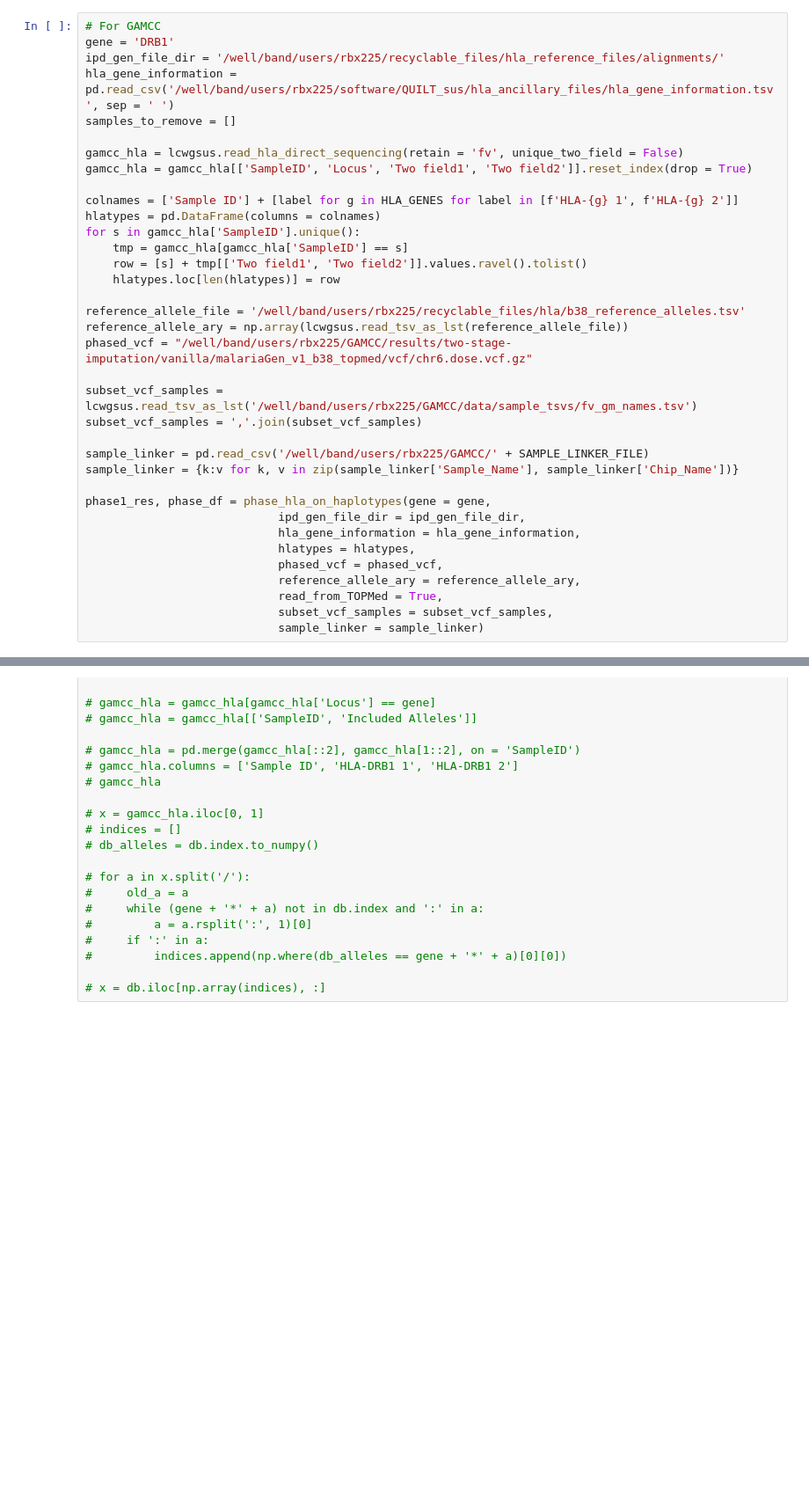
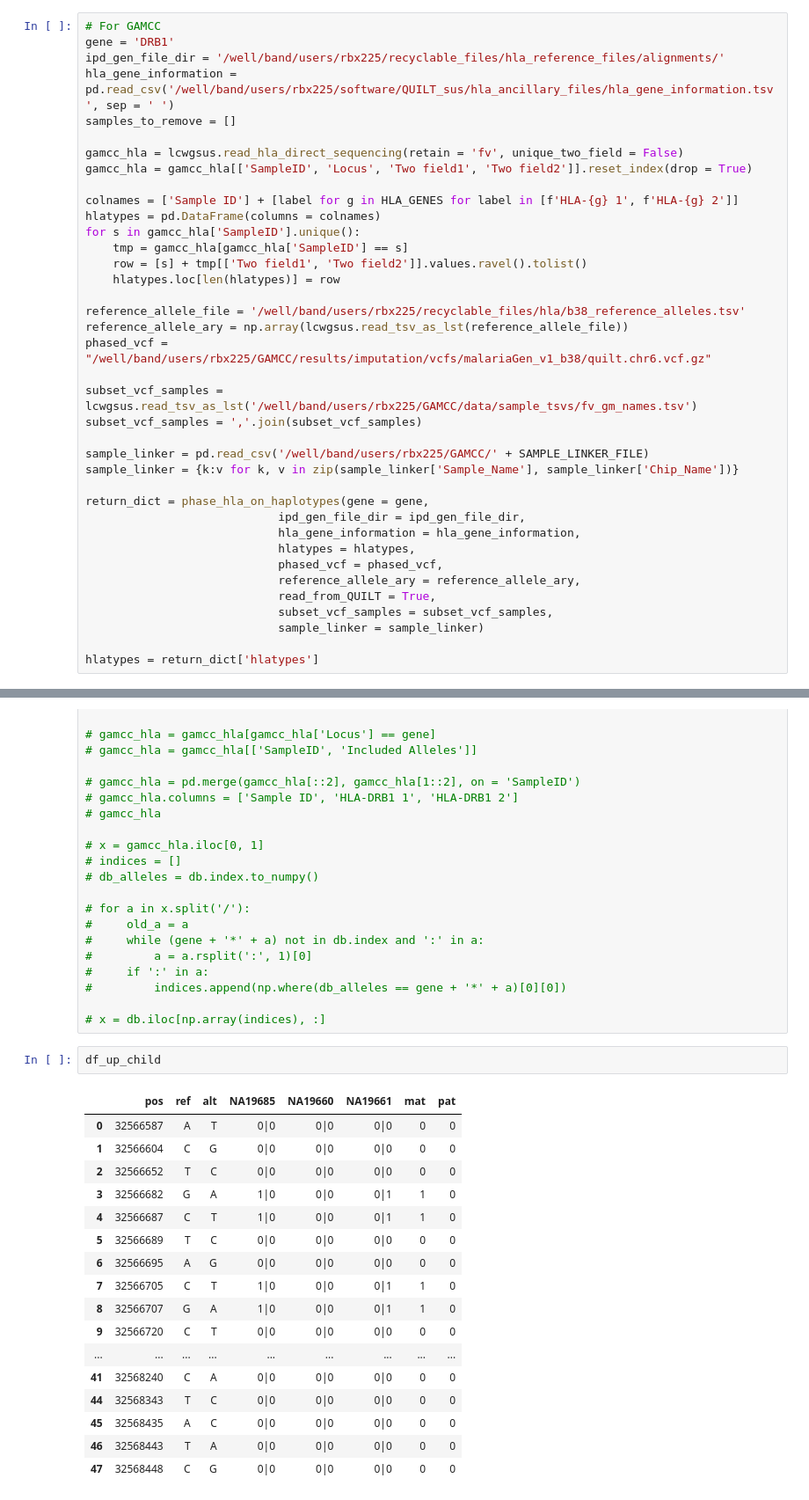
Before and after one commit to Suuuuuuuus/QUILT_sus, a Jupyter notebook: QUILT/Python/phasing_test.ipynb, the cells around one changed output, grey strips where cells are left out. Shown at 88% size. Saved outputs shown, nothing was run; the diff lists cells and outputs as text; blank space fills up the shorter version.

```diff
--- a/QUILT/Python/phasing_test.ipynb
+++ b/QUILT/Python/phasing_test.ipynb
@@ -121,7 +124,7 @@ for s in gamcc_hla['SampleID'].unique():
 
 reference_allele_file = '/well/band/users/rbx225/recyclable_files/hla/b38_reference_alleles.tsv'
 reference_allele_ary = np.array(lcwgsus.read_tsv_as_lst(reference_allele_file))
-phased_vcf = "/well/band/users/rbx225/GAMCC/results/two-stage-imputation/vanilla/malariaGen_v1_b38_topmed/vcf/chr6.dose.vcf.gz"
+phased_vcf = "/well/band/users/rbx225/GAMCC/results/imputation/vcfs/malariaGen_v1_b38/quilt.chr6.vcf.gz"
 
 subset_vcf_samples = lcwgsus.read_tsv_as_lst('/well/band/users/rbx225/GAMCC/data/sample_tsvs/fv_gm_names.tsv')
 subset_vcf_samples = ','.join(subset_vcf_samples)
@@ -129,12 +132,14 @@ subset_vcf_samples = ','.join(subset_vcf_samples)
 sample_linker = pd.read_csv('/well/band/users/rbx225/GAMCC/' + SAMPLE_LINKER_FILE)
 sample_linker = {k:v for k, v in zip(sample_linker['Sample_Name'], sample_linker['Chip_Name'])}
 
-phase1_res, phase_df = phase_hla_on_haplotypes(gene = gene,
+return_dict = phase_hla_on_haplotypes(gene = gene,
                             ipd_gen_file_dir = ipd_gen_file_dir,
                             hla_gene_information = hla_gene_information,
                             hlatypes = hlatypes,
                             phased_vcf = phased_vcf,
                             reference_allele_ary = reference_allele_ary,
-                            read_from_TOPMed = True,
+                            read_from_QUILT = True,
                             subset_vcf_samples = subset_vcf_samples,
                             sample_linker = sample_linker)
+
+hlatypes = return_dict['hlatypes']
@@ -881,3 +362,23 @@ res
 #         indices.append(np.where(db_alleles == gene + '*' + a)[0][0])
 
 # x = db.iloc[np.array(indices), :]
+# %%
+df_up_child
+# %% [output]
+|  | pos | ref | alt | NA19685 | NA19660 | NA19661 | mat | pat |
+| 0 | 32566587 | A | T | 0|0 | 0|0 | 0|0 | 0 | 0 |
+| 1 | 32566604 | C | G | 0|0 | 0|0 | 0|0 | 0 | 0 |
+| 2 | 32566652 | T | C | 0|0 | 0|0 | 0|0 | 0 | 0 |
+| 3 | 32566682 | G | A | 1|0 | 0|0 | 0|1 | 1 | 0 |
+| 4 | 32566687 | C | T | 1|0 | 0|0 | 0|1 | 1 | 0 |
+| 5 | 32566689 | T | C | 0|0 | 0|0 | 0|0 | 0 | 0 |
+| 6 | 32566695 | A | G | 0|0 | 0|0 | 0|0 | 0 | 0 |
+| 7 | 32566705 | C | T | 1|0 | 0|0 | 0|1 | 1 | 0 |
+| 8 | 32566707 | G | A | 1|0 | 0|0 | 0|1 | 1 | 0 |
+| 9 | 32566720 | C | T | 0|0 | 0|0 | 0|0 | 0 | 0 |
+| ... | ... | ... | ... | ... | ... | ... | ... | ... |
+| 41 | 32568240 | C | A | 0|0 | 0|0 | 0|0 | 0 | 0 |
+| 44 | 32568343 | T | C | 0|0 | 0|0 | 0|0 | 0 | 0 |
+| 45 | 32568435 | A | C | 0|0 | 0|0 | 0|0 | 0 | 0 |
+| 46 | 32568443 | T | A | 0|0 | 0|0 | 0|0 | 0 | 0 |
+| 47 | 32568448 | C | G | 0|0 | 0|0 | 0|0 | 0 | 0 |
```
Also changed, not shown: parts of 12 cells of this notebook, 4 other files.
